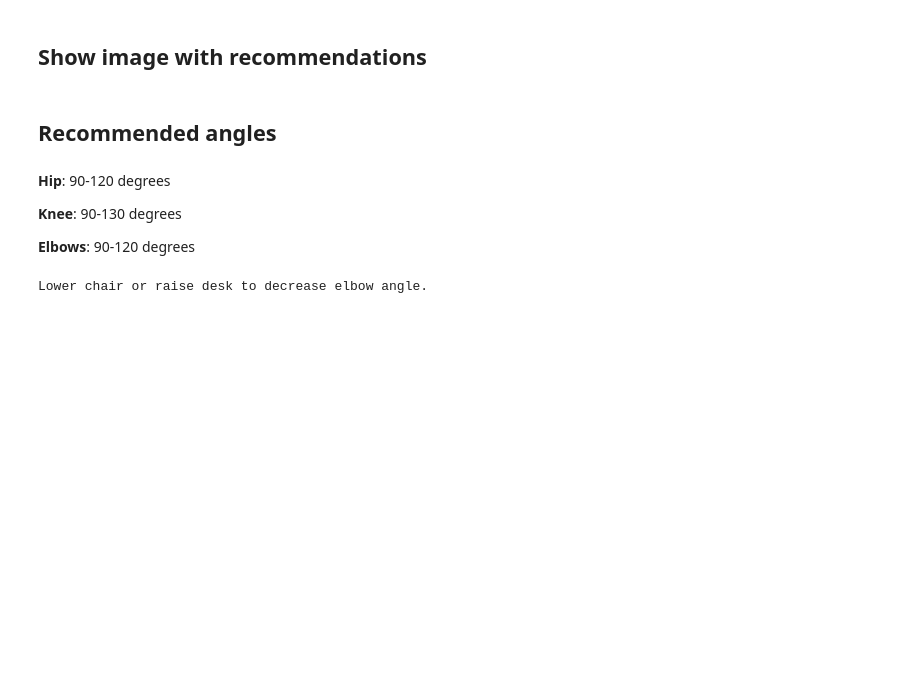
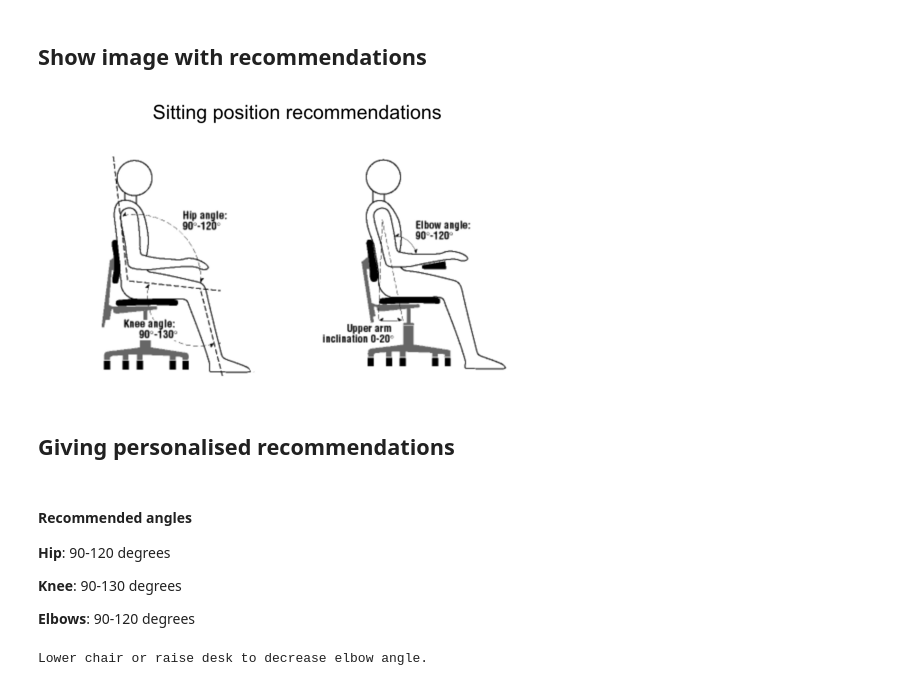
Before and after one commit to gabriela-cl/final_project_ironhak, a Jupyter notebook: posture_analysis.ipynb, the cells around one changed output. Drawn from its saved outputs; the diff is of its cells as text; code cells hidden in the pictures; blank space fills up the shorter version.

```diff
--- a/posture_analysis.ipynb
+++ b/posture_analysis.ipynb
@@ -153,18 +153,22 @@ Elbow Angle: 125.21 degrees
 # %%
 import matplotlib.pyplot as plt
 import matplotlib.image as mpimg
 
 # Load the image
-image_path = 'path/to/your/image.jpg'
+image_path = 'images/sitting_recommendations.png'
 img = mpimg.imread(image_path)
 
 # Display the image
 plt.imshow(img)
 plt.axis('off')  # Hide axes
 plt.show()
+# %% [output]
+[figure, added]
 # %% [markdown]
-## Recommended angles
+## Giving personalised recommendations
 # %% [markdown]
+#### Recommended angles
+
 **Hip**: 90-120 degrees
 
 **Knee**: 90-130 degrees
```
Also changed, not shown: parts of 7 cells of this notebook, 1 other file.
